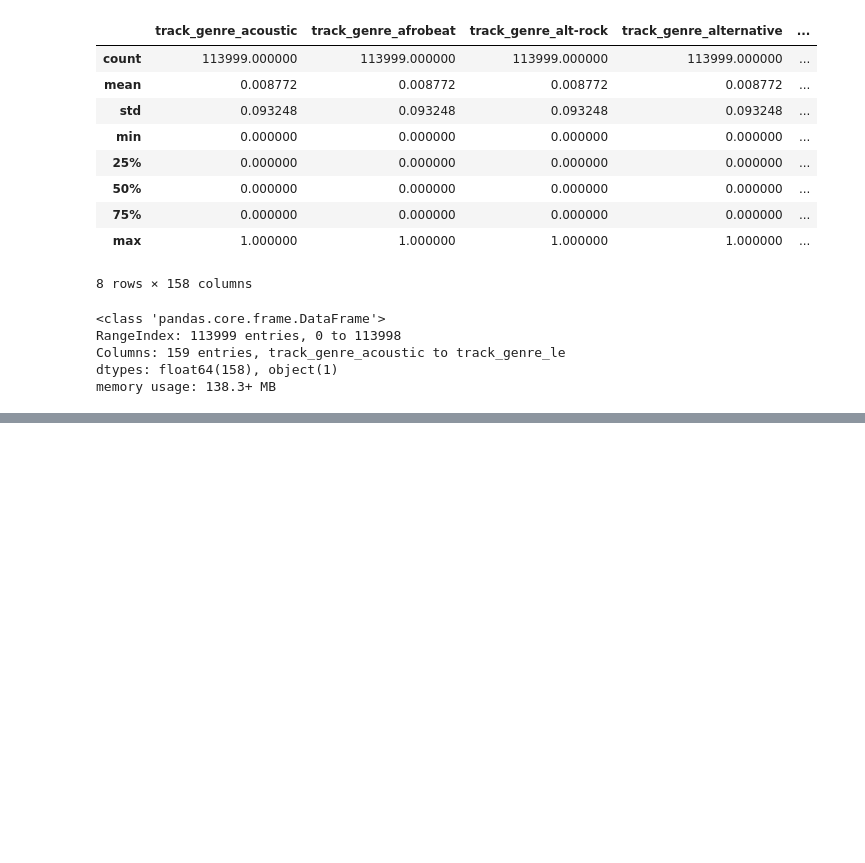
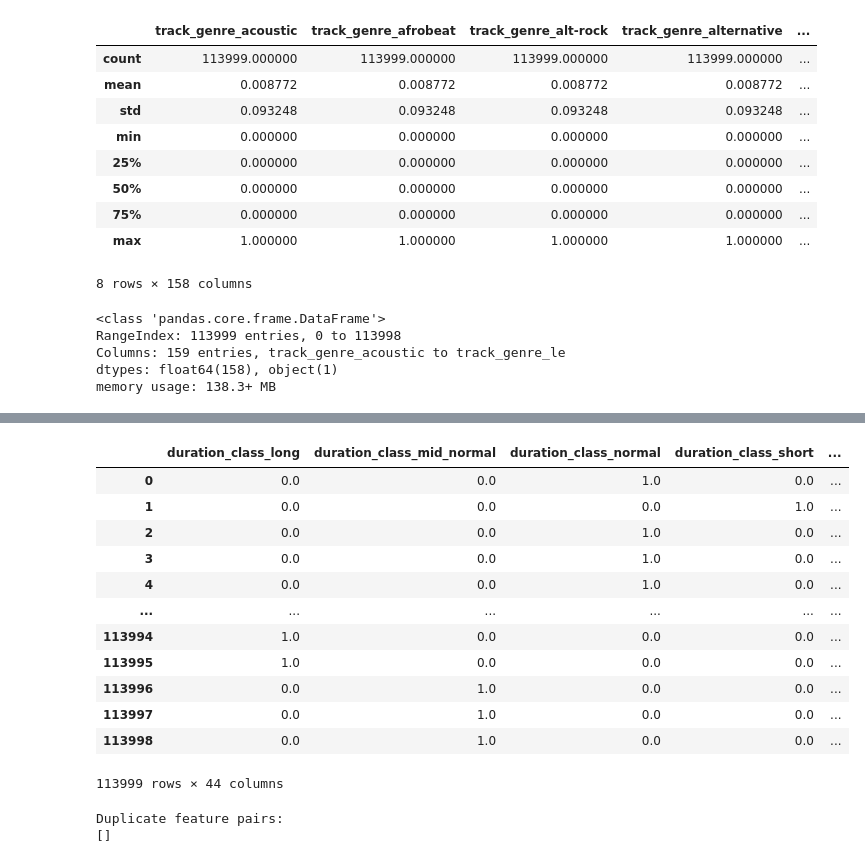
Before and after one commit to vedasri2511/ML_153, a Jupyter notebook: ML_LAB_153.ipynb, the cells around one changed output, grey strips where cells are left out. Cells and saved outputs as stored; diff of their text form; code cells hidden in the pictures; blank space fills up the shorter version.

```diff
--- a/ML_LAB_153.ipynb
+++ b/ML_LAB_153.ipynb
@@ -277,0 +304,13 @@ memory usage: 138.3+ MB
+# %%
+#quasi constant features
+threshold = 0.99
+quasi_constant_features = []
+
+for col in df.columns:
+    top_freq = df[col].value_counts(normalize=True).max()
+    if top_freq >= threshold:
+        quasi_constant_features.append(col)
+
+quasi_const_df = df[quasi_constant_features].copy()
+
+df_dropped = df.drop(columns=quasi_constant_features)
@@ -277,0 +320,37 @@ memory usage: 138.3+ MB
+# %%
+df.drop(columns=quasi_constant_features)
+# %% [output]
+|  | duration_class_long | duration_class_mid_normal | duration_class_normal | duration_class_short | ... |
+| 0 | 0.0 | 0.0 | 1.0 | 0.0 | ... |
+| 1 | 0.0 | 0.0 | 0.0 | 1.0 | ... |
+| 2 | 0.0 | 0.0 | 1.0 | 0.0 | ... |
+| 3 | 0.0 | 0.0 | 1.0 | 0.0 | ... |
+| 4 | 0.0 | 0.0 | 1.0 | 0.0 | ... |
+| ... | ... | ... | ... | ... | ... |
+| 113994 | 1.0 | 0.0 | 0.0 | 0.0 | ... |
+| 113995 | 1.0 | 0.0 | 0.0 | 0.0 | ... |
+| 113996 | 0.0 | 1.0 | 0.0 | 0.0 | ... |
+| 113997 | 0.0 | 1.0 | 0.0 | 0.0 | ... |
+| 113998 | 0.0 | 1.0 | 0.0 | 0.0 | ... |
+113999 rows × 44 columns
+# %%
+#duplicate features
+import pandas as pd
+
+# Example: load your dataset
+df = pd.read_csv('modified-spotify-dataset.csv')
+
+# Find duplicate columns
+duplicate_columns = []
+
+cols = df.columns
+for i in range(len(cols)):
+    for j in range(i+1, len(cols)):
+        if df[cols[i]].equals(df[cols[j]]):
+            duplicate_columns.append((cols[i], cols[j]))
+
+print("Duplicate feature pairs:")
+print(duplicate_columns)
+# %% [output]
+Duplicate feature pairs:
+[]
```
Also changed, not shown: parts of 9 cells of this notebook.
